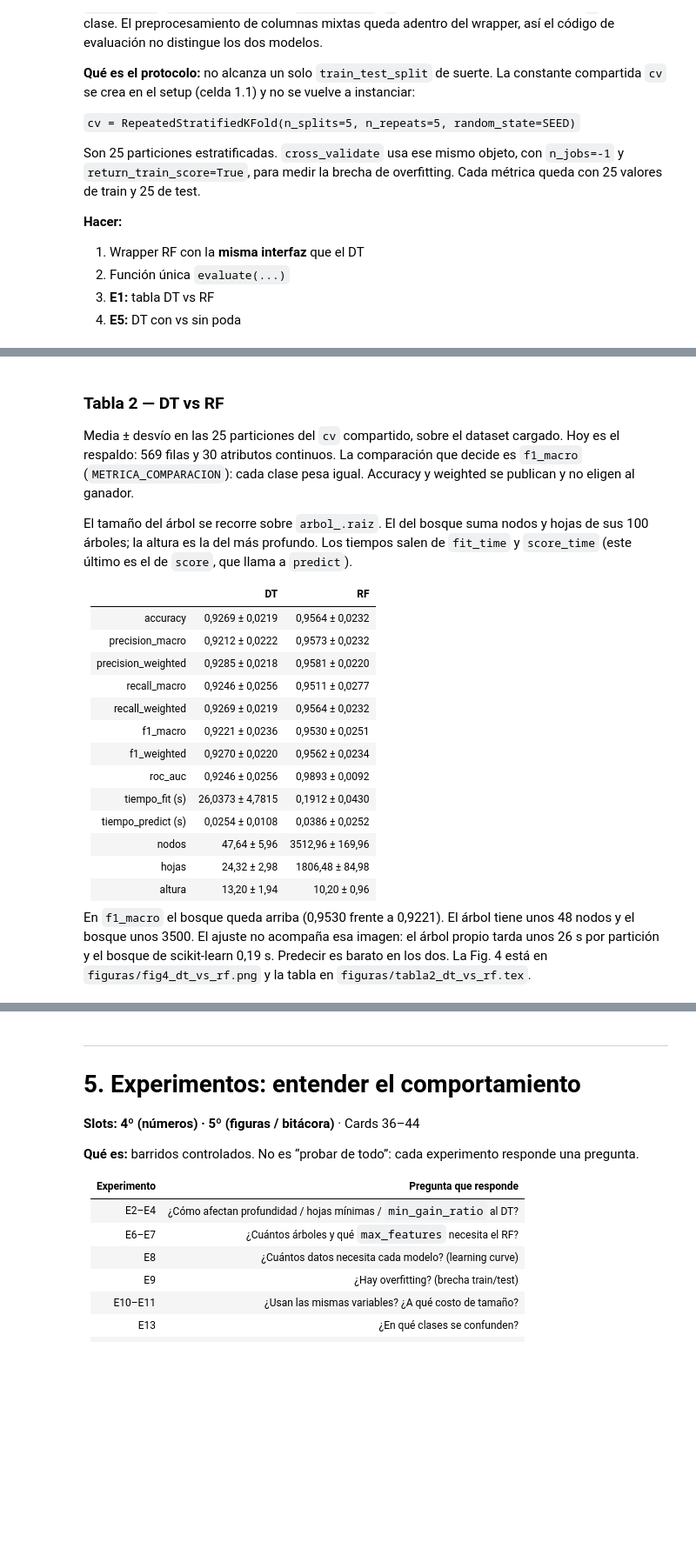
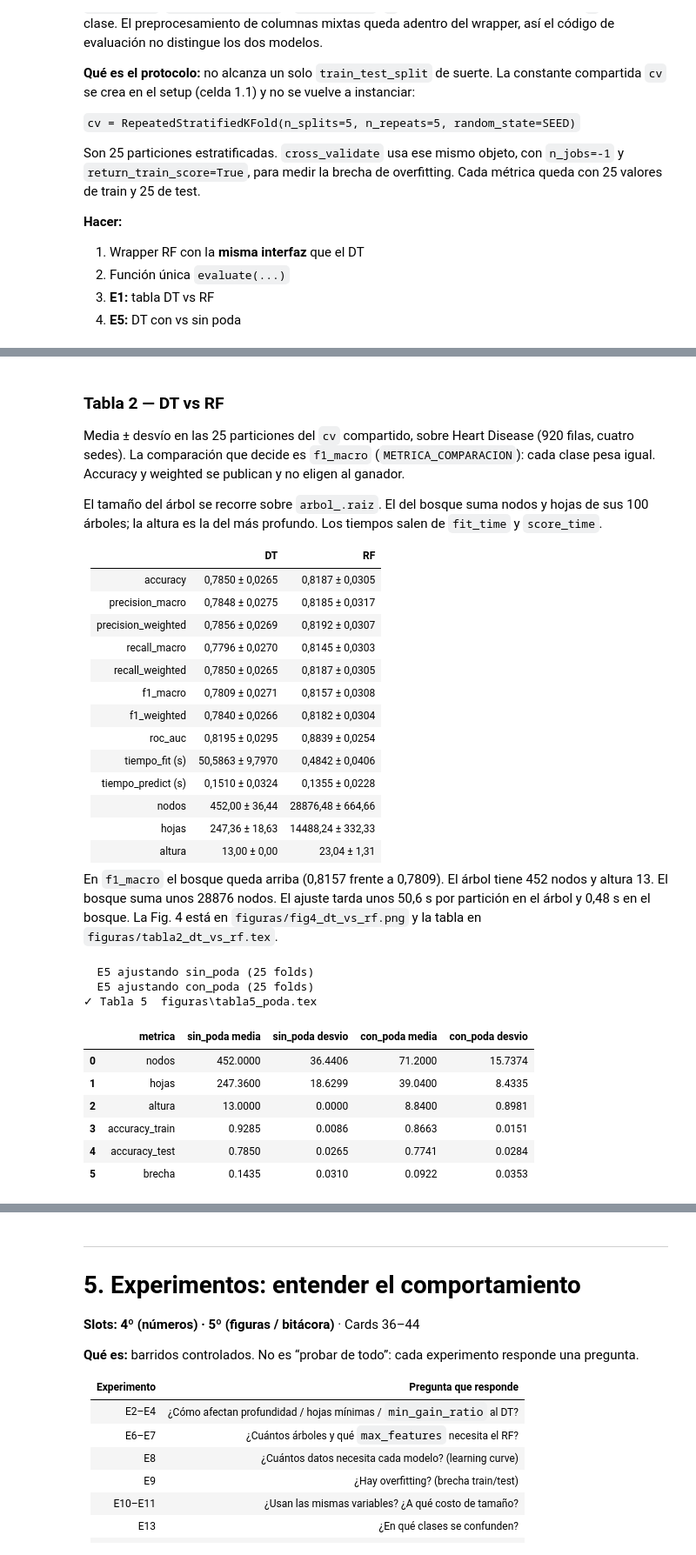
Before and after one commit to peraltanadine/TPI_IA, a Jupyter notebook: TPI_Inteligencia_Artificial.ipynb, the cells around one changed output, grey strips where cells are left out. Shown at 87% size. Drawn from its saved outputs; the diff is of its cells as text; code cells hidden in the pictures; blank space fills up the shorter version.

```diff
--- a/TPI_Inteligencia_Artificial.ipynb
+++ b/TPI_Inteligencia_Artificial.ipynb
@@ -2269,27 +2512,27 @@ print("ℹ️  E5 (DT con poda vs sin poda) sigue pendiente.")
 # %% [markdown]
 ### Tabla 2 — DT vs RF
 
-Media ± desvío en las 25 particiones del `cv` compartido, sobre el dataset cargado. Hoy es el respaldo: 569 filas y 30 atributos continuos. La comparación que decide es `f1_macro` (`METRICA_COMPARACION`): cada clase pesa igual. Accuracy y weighted se publican y no eligen al ganador.
+Media ± desvío en las 25 particiones del `cv` compartido, sobre Heart Disease (920 filas, cuatro sedes). La comparación que decide es `f1_macro` (`METRICA_COMPARACION`): cada clase pesa igual. Accuracy y weighted se publican y no eligen al ganador.
 
-El tamaño del árbol se recorre sobre `arbol_.raiz`. El del bosque suma nodos y hojas de sus 100 árboles; la altura es la del más profundo. Los tiempos salen de `fit_time` y `score_time` (este último es el de `score`, que llama a `predict`).
+El tamaño del árbol se recorre sobre `arbol_.raiz`. El del bosque suma nodos y hojas de sus 100 árboles; la altura es la del más profundo. Los tiempos salen de `fit_time` y `score_time`.
 
 | | DT | RF |
 |---|---|---|
-| accuracy | 0,9269 ± 0,0219 | 0,9564 ± 0,0232 |
-| precision_macro | 0,9212 ± 0,0222 | 0,9573 ± 0,0232 |
-| precision_weighted | 0,9285 ± 0,0218 | 0,9581 ± 0,0220 |
-| recall_macro | 0,9246 ± 0,0256 | 0,9511 ± 0,0277 |
-| recall_weighted | 0,9269 ± 0,0219 | 0,9564 ± 0,0232 |
-| f1_macro | 0,9221 ± 0,0236 | 0,9530 ± 0,0251 |
-| f1_weighted | 0,9270 ± 0,0220 | 0,9562 ± 0,0234 |
-| roc_auc | 0,9246 ± 0,0256 | 0,9893 ± 0,0092 |
-| tiempo_fit (s) | 26,0373 ± 4,7815 | 0,1912 ± 0,0430 |
-| tiempo_predict (s) | 0,0254 ± 0,0108 | 0,0386 ± 0,0252 |
-| nodos | 47,64 ± 5,96 | 3512,96 ± 169,96 |
-| hojas | 24,32 ± 2,98 | 1806,48 ± 84,98 |
-| altura | 13,20 ± 1,94 | 10,20 ± 0,96 |
+| accuracy | 0,7850 ± 0,0265 | 0,8187 ± 0,0305 |
+| precision_macro | 0,7848 ± 0,0275 | 0,8185 ± 0,0317 |
+| precision_weighted | 0,7856 ± 0,0269 | 0,8192 ± 0,0307 |
+| recall_macro | 0,7796 ± 0,0270 | 0,8145 ± 0,0303 |
+| recall_weighted | 0,7850 ± 0,0265 | 0,8187 ± 0,0305 |
+| f1_macro | 0,7809 ± 0,0271 | 0,8157 ± 0,0308 |
+| f1_weighted | 0,7840 ± 0,0266 | 0,8182 ± 0,0304 |
+| roc_auc | 0,8195 ± 0,0295 | 0,8839 ± 0,0254 |
+| tiempo_fit (s) | 50,5863 ± 9,7970 | 0,4842 ± 0,0406 |
+| tiempo_predict (s) | 0,1510 ± 0,0324 | 0,1355 ± 0,0228 |
+| nodos | 452,00 ± 36,44 | 28876,48 ± 664,66 |
+| hojas | 247,36 ± 18,63 | 14488,24 ± 332,33 |
+| altura | 13,00 ± 0,00 | 23,04 ± 1,31 |
 
-En `f1_macro` el bosque queda arriba (0,9530 frente a 0,9221). El árbol tiene unos 48 nodos y el bosque unos 3500. El ajuste no acompaña esa imagen: el árbol propio tarda unos 26 s por partición y el bosque de scikit-learn 0,19 s. Predecir es barato en los dos. La Fig. 4 está en `figuras/fig4_dt_vs_rf.png` y la tabla en `figuras/tabla2_dt_vs_rf.tex`.
+En `f1_macro` el bosque queda arriba (0,8157 frente a 0,7809). El árbol tiene 452 nodos y altura 13. El bosque suma unos 28876 nodos. El ajuste tarda unos 50,6 s por partición en el árbol y 0,48 s en el bosque. La Fig. 4 está en `figuras/fig4_dt_vs_rf.png` y la tabla en `figuras/tabla2_dt_vs_rf.tex`.
 # %%
 # 4. E5 — Tabla 5, DT con poda y sin poda
 # Misma grilla del cv compartido. Si el árbol podado tuviera más nodos, no se publica.
@@ -2307,7 +2550,7 @@ def construir_tabla5(X, y):
         print(f"  E5 ajustando {nombre} (25 folds)", flush=True)
         resultado = cross_validate(
             modelo, X, y, cv=cv, scoring="accuracy",
-            n_jobs=-1, return_train_score=True, return_estimator=True, error_score="raise",
+            n_jobs=_trabajos_cv(), return_train_score=True, return_estimator=True, error_score="raise",
         )
         if len(resultado["estimator"]) != 25:
             raise RuntimeError(f"{nombre}: se esperaban 25 árboles.")
@@ -2334,33 +2577,44 @@ def construir_tabla5(X, y):
             serie = largo.loc[largo["variante"] == nombre, metrica]
             if len(serie) != 25:
                 raise RuntimeError(f"Faltan filas de {nombre} en {metrica}.")
             fila[f"{nombre} media"] = float(serie.mean())
             fila[f"{nombre} desvio"] = float(serie.std(ddof=1))
         filas.append(fila)
     tabla5 = pd.DataFrame(filas)
     nodos = tabla5.set_index("metrica")
     if float(nodos.loc["nodos", "con_poda media"]) > float(nodos.loc["nodos", "sin_poda media"]):
         raise RuntimeError(
             "El árbol con poda tiene más nodos que el que crece sin poda. "
             "Revisar podar_pesimista antes de publicar la Tabla 5."
         )
     DIR_FIGURAS.mkdir(exist_ok=True)
     ruta_tex = DIR_FIGURAS / "tabla5_poda.tex"
     tabla5.to_latex(
         ruta_tex, index=False, float_format="%.4f",
         caption="Tabla 5. DT con poda pesimista y sin poda: media y desvío en 25 particiones.",
         label="tab:poda",
     )
     return tabla5, ruta_tex
 
 
 if "df" in dir() and "TARGET_COL" in dir() and "DecisionTreeC45" in dir() and "tamano_modelo" in dir():
     _X_e5, _y_e5 = _separar_xy(df, TARGET_COL)
     tabla5, _ruta_tex5 = construir_tabla5(_X_e5, _y_e5)
     print(f"✓ Tabla 5  {_ruta_tex5}")
     display(tabla5.round(4))
 else:
     print("ℹ️  Tabla 5: faltan df, DecisionTreeC45 o tamano_modelo.")
+# %% [output]
+  E5 ajustando sin_poda (25 folds)
+  E5 ajustando con_poda (25 folds)
+✓ Tabla 5  figuras\tabla5_poda.tex
+|  | metrica | sin_poda media | sin_poda desvio | con_poda media | con_poda desvio |
+| 0 | nodos | 452.0000 | 36.4406 | 71.2000 | 15.7374 |
+| 1 | hojas | 247.3600 | 18.6299 | 39.0400 | 8.4335 |
+| 2 | altura | 13.0000 | 0.0000 | 8.8400 | 0.8981 |
+| 3 | accuracy_train | 0.9285 | 0.0086 | 0.8663 | 0.0151 |
+| 4 | accuracy_test | 0.7850 | 0.0265 | 0.7741 | 0.0284 |
+| 5 | brecha | 0.1435 | 0.0310 | 0.0922 | 0.0353 |
 # %% [markdown]
 ### Tabla 5 — DT con poda y sin poda
 
```
Also changed, not shown: parts of 37 cells of this notebook, 55 other files.
